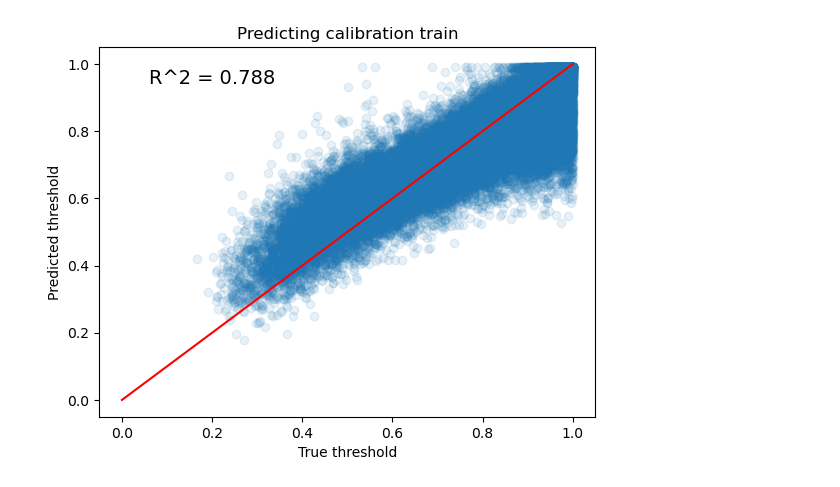
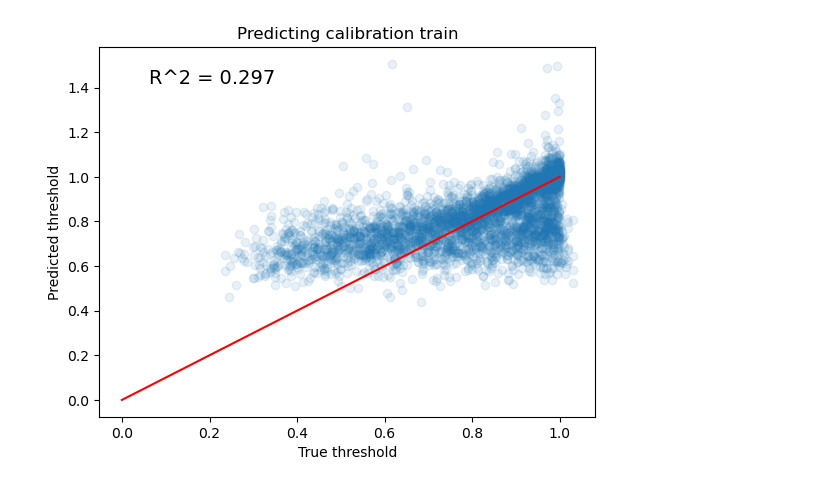
Before and after one commit to RoyHirsch/conformal, a Jupyter notebook: notebooks/experiment_main.ipynb, the cells around one changed output. Saved outputs shown, nothing was run; the diff lists cells and outputs as text; code cells hidden in the pictures.

```diff
--- a/notebooks/experiment_main.ipynb
+++ b/notebooks/experiment_main.ipynb
@@ -34,7 +20,14 @@ def predict_and_report_mets(conformal_module, trainer, model, dl, fold_name=''):
 # %%
-config = get_config_by_name('tissuemnist')
+config = get_config_by_name('cifar100_r56')
+config.conformal_module_name = 'aps'
 # config.alpha = 0.05
+# config.lr = 1e-5
+# config.wd = 1e-4
+config.num_epochs = 100
 config.use_score_clipping = False # todo
+config.norm = True
+# config.input_dim = 8
+# config.hidden_dim = 256
 
 utils.seed_everything(config.seed)
 utils.create_logger(config.exp_dir, config.dump_log)
@@ -50,25 +43,6 @@ train_dl = dls['train']
 valid_dl = dls['valid']
 test_dl = dls['test']
 baseline_mets = calc_baseline_mets(train_dl, valid_dl, alpha=config.alpha, k_raps=config.k_raps)
-
-# if use clipping, need to re-calc the scores for the datasets
-if config.use_score_clipping:
-    qhat = get_percentile(train_dl.dataset.scores, config.alpha)
-
-    conformal_module.set_score_clipping(qhat)
-    train_dl.dataset.scores = clip_scores(
-        train_dl.dataset.scores, qhat)
-    valid_dl.dataset.scores = clip_scores(
-        valid_dl.dataset.scores, qhat)
-    test_dl.dataset.scores = clip_scores(
-        test_dl.dataset.scores, qhat)
-
-    sets = conformal_module.get_sets(
-        test_dl.dataset.scores.numpy(),
-        test_dl.dataset.cls_probs.numpy())
-    mets = conformal_module.get_conformal_mets(
-        sets, test_dl.dataset.cls_labels.numpy())
-    utils.log('Baseline mets (after clipping)', mets)
 
 
 model = NN(input_dim=config.input_dim,
@@ -429,18 +602,18 @@ Text(0, 0.5, 'MSE Loss')
 # %%
 # outputs = val_outputs
-o = train_predict_out
+o = test_predict_out
 eps = 1
 plt.scatter(o['true_scores'], o['pred_scores'] ** eps, alpha = 0.1)
 plt.plot([0,1], [0,1], color="red")
 plt.xlabel("True threshold")
 plt.ylabel("Predicted threshold")
 
 r2 = utils.calc_r2(o['true_scores'], o['pred_scores'] ** eps)
 
 plt.text(0.1, 0.9, f"R^2 = {r2:.3f}", transform=plt.gca().transAxes, fontsize=14)
 plt.title("Predicting calibration train")
 plt.show()
 # %% [output]
-[figure, old version]
+[figure, new version]
 # %%
 len(m)
```
Also changed, not shown: parts of 25 cells of this notebook, 31 other files.
